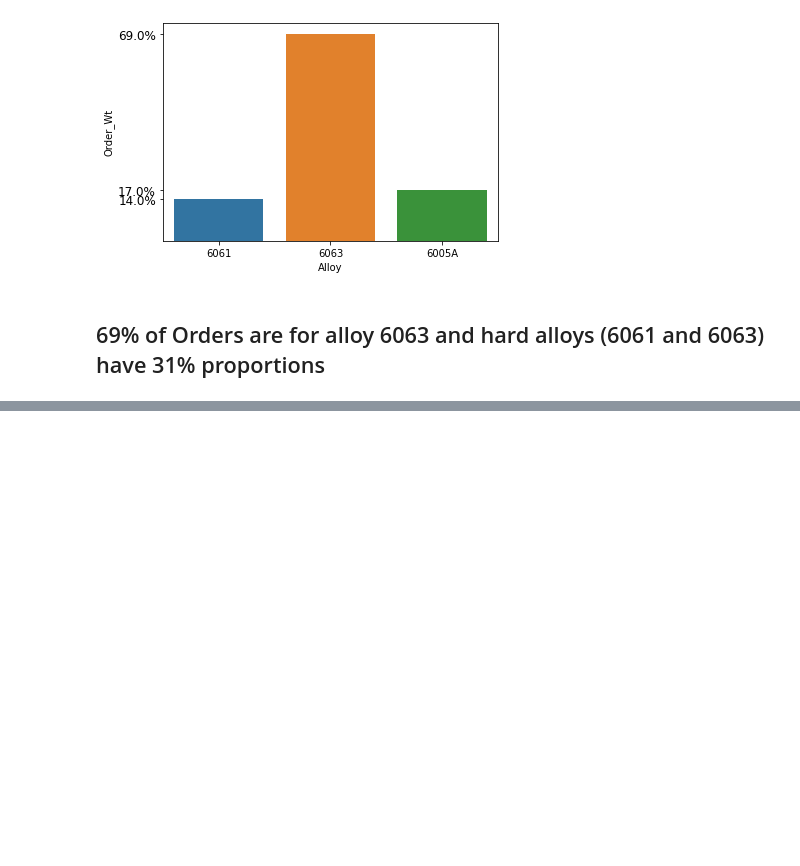
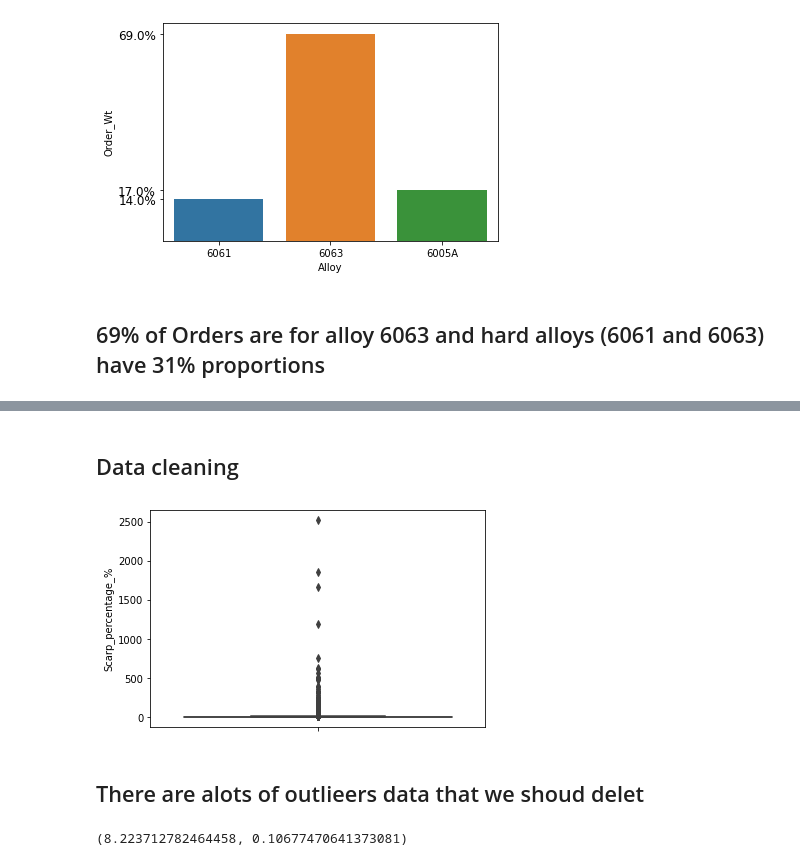
Before and after one commit to Soroush190/production_Analysis, a Jupyter notebook: Eda-to-production-analysis.ipynb, the cells around one changed output, grey strips where cells are left out. Saved outputs shown, nothing was run; the diff lists cells and outputs as text; code cells hidden in the pictures; blank space fills up the shorter version.

```diff
--- a/Eda-to-production-analysis.ipynb
+++ b/Eda-to-production-analysis.ipynb
@@ -261,0 +330,3 @@ plt.show()
+# %%
+df_detail["Scarp_percentage_%"]=((df_detail['Wt(Kgs)']/df_detail["Order_Wt"])*100)
+df_detail.round(decimals=2)
@@ -261,0 +347,18 @@ plt.show()
+# %% [markdown]
+## Data cleaning
+# %%
+sb.boxplot(data=df_detail,y="Scarp_percentage_%")
+plt.show()
+# %% [output]
+[figure, added]
+# %% [markdown]
+## There are alots of outlieers data that we shoud delet
+# %%
+#delete outliers
+
+q_hi=df_detail["Scarp_percentage_%"].quantile(.817)
+q_low=df_detail["Scarp_percentage_%"].quantile(.01)
+df_detail=df_detail[(df_detail["Scarp_percentage_%"]<q_hi)&(df_detail["Scarp_percentage_%"]>q_low)]
+q_hi ,q_low
+# %% [output]
+(8.223712782464458, 0.10677470641373081)
```
Also changed, not shown: parts of 33 cells of this notebook.
